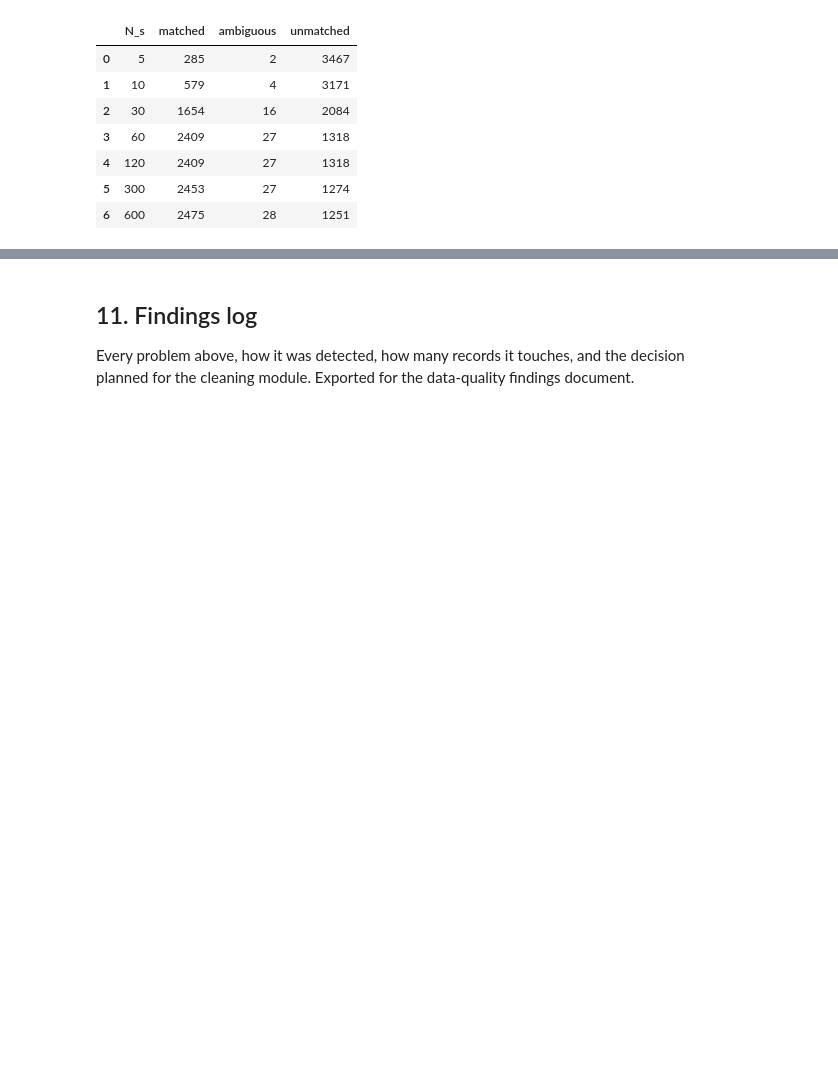
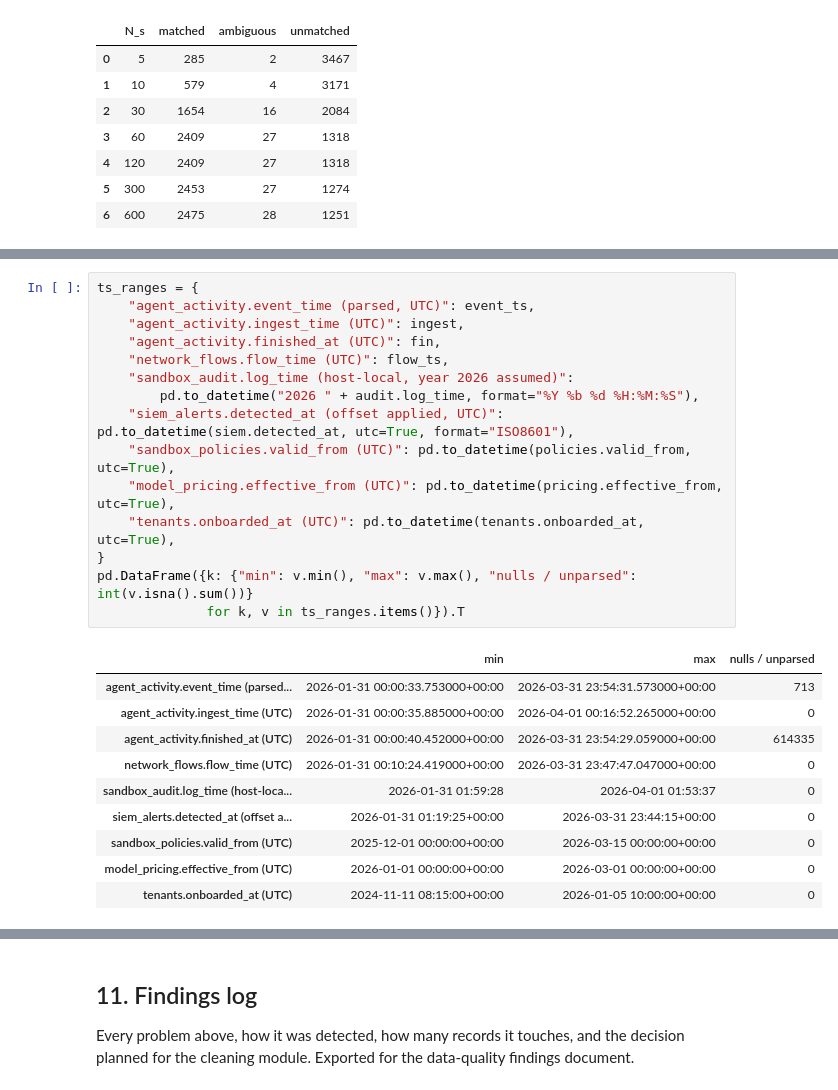
Before and after one commit to omarkhashab/tata-m2, a Jupyter notebook: M1/notebooks/01_profiling.ipynb, the cells around one changed output, grey strips where cells are left out. Drawn from its saved outputs; the diff is of its cells as text; blank space fills up the shorter version.

```diff
--- a/M1/notebooks/01_profiling.ipynb
+++ b/M1/notebooks/01_profiling.ipynb
@@ -1208,3 +1217,29 @@ F.add("SI3", "siem_alerts.json", "no session_id; correlation needs a tolerance N
+# %%
+ts_ranges = {
+    "agent_activity.event_time (parsed, UTC)": event_ts,
+    "agent_activity.ingest_time (UTC)": ingest,
+    "agent_activity.finished_at (UTC)": fin,
+    "network_flows.flow_time (UTC)": flow_ts,
+    "sandbox_audit.log_time (host-local, year 2026 assumed)":
+        pd.to_datetime("2026 " + audit.log_time, format="%Y %b %d %H:%M:%S"),
+    "siem_alerts.detected_at (offset applied, UTC)": pd.to_datetime(siem.detected_at, utc=True, format="ISO8601"),
+    "sandbox_policies.valid_from (UTC)": pd.to_datetime(policies.valid_from, utc=True),
+    "model_pricing.effective_from (UTC)": pd.to_datetime(pricing.effective_from, utc=True),
+    "tenants.onboarded_at (UTC)": pd.to_datetime(tenants.onboarded_at, utc=True),
+}
+pd.DataFrame({k: {"min": v.min(), "max": v.max(), "nulls / unparsed": int(v.isna().sum())}
+              for k, v in ts_ranges.items()}).T
+# %% [output]
+|  | min | max | nulls / unparsed |
+| agent_activity.event_time (parsed... | 2026-01-31 00:00:33.753000+00:00 | 2026-03-31 23:54:31.573000+00:00 | 713 |
+| agent_activity.ingest_time (UTC) | 2026-01-31 00:00:35.885000+00:00 | 2026-04-01 00:16:52.265000+00:00 | 0 |
+| agent_activity.finished_at (UTC) | 2026-01-31 00:00:40.452000+00:00 | 2026-03-31 23:54:29.059000+00:00 | 614335 |
+| network_flows.flow_time (UTC) | 2026-01-31 00:10:24.419000+00:00 | 2026-03-31 23:47:47.047000+00:00 | 0 |
+| sandbox_audit.log_time (host-loca... | 2026-01-31 01:59:28 | 2026-04-01 01:53:37 | 0 |
+| siem_alerts.detected_at (offset a... | 2026-01-31 01:19:25+00:00 | 2026-03-31 23:44:15+00:00 | 0 |
+| sandbox_policies.valid_from (UTC) | 2025-12-01 00:00:00+00:00 | 2026-03-15 00:00:00+00:00 | 0 |
+| model_pricing.effective_from (UTC) | 2026-01-01 00:00:00+00:00 | 2026-03-01 00:00:00+00:00 | 0 |
+| tenants.onboarded_at (UTC) | 2024-11-11 08:15:00+00:00 | 2026-01-05 10:00:00+00:00 | 0 |
 # %% [markdown]
 ### Established time conventions (evidence above)
 
```
Also changed, not shown: parts of 7 cells of this notebook, 13 other files.
